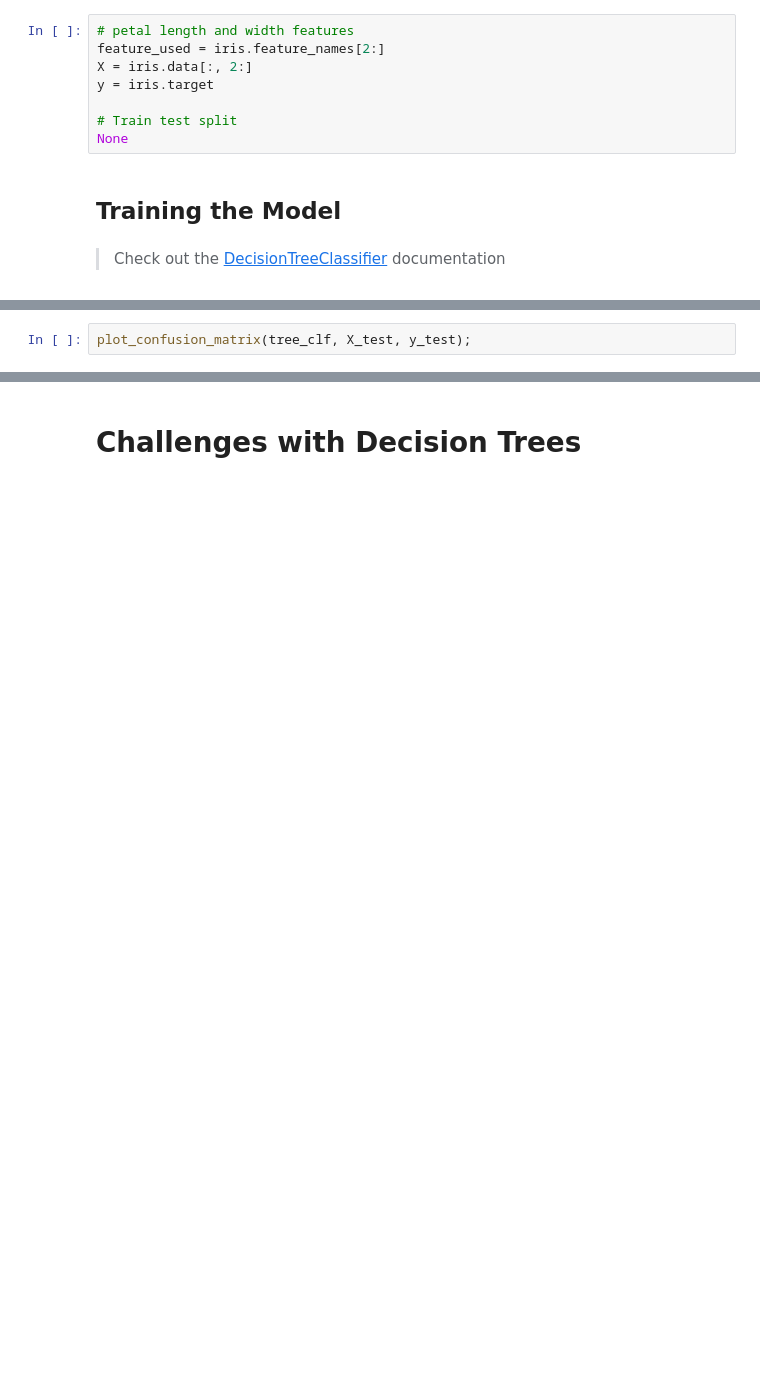
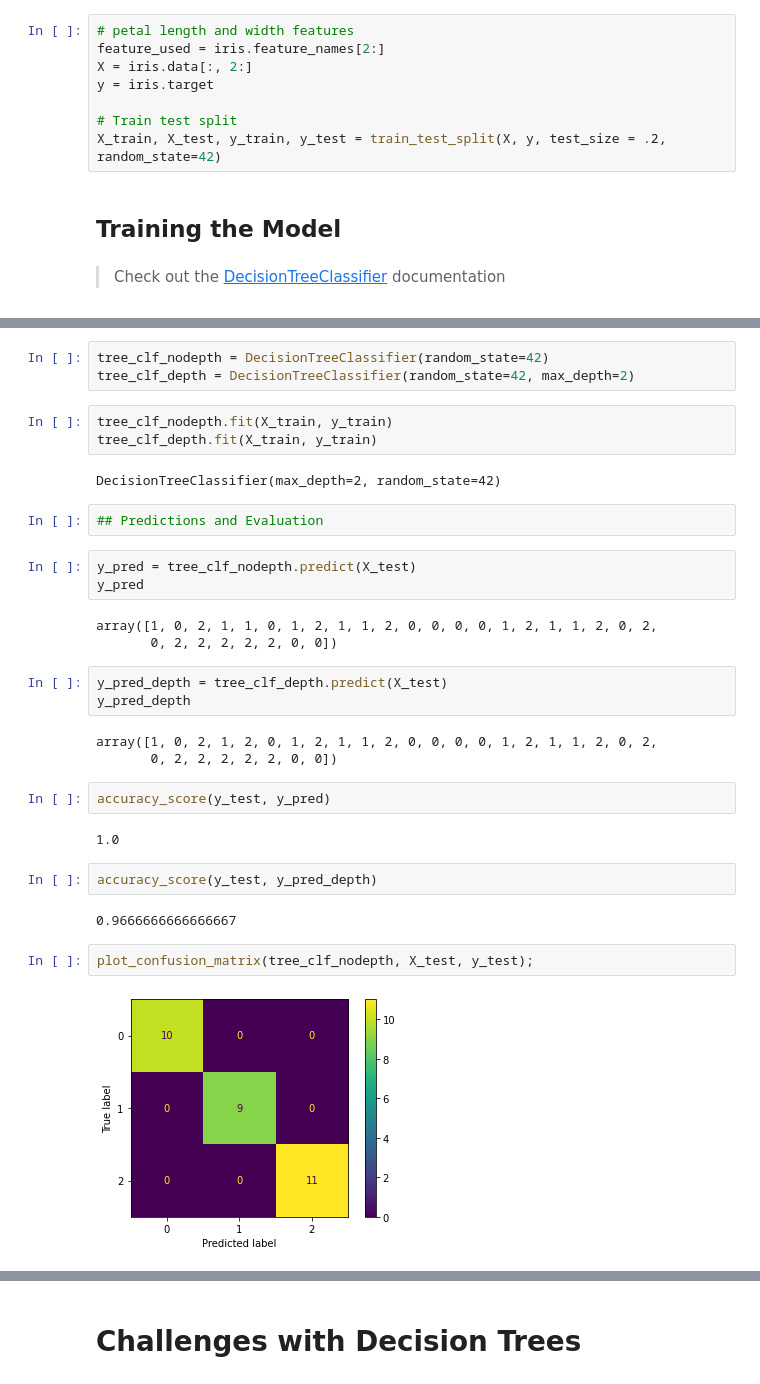
Before and after one commit to rbdaly16/NATL-DS-Live-062623, a Jupyter notebook: Phase3/Lectures/15_Decision_Tree_Modeling.ipynb, the cells around one changed output, grey strips where cells are left out. Saved outputs shown, nothing was run; the diff lists cells and outputs as text; blank space fills up the shorter version.

```diff
--- a/Phase3/Lectures/15_Decision_Tree_Modeling.ipynb
+++ b/Phase3/Lectures/15_Decision_Tree_Modeling.ipynb
@@ -155,7 +158,7 @@ X = iris.data[:, 2:]
 y = iris.target
 
 # Train test split
-None
+X_train, X_test, y_train, y_test = train_test_split(X, y, test_size = .2, random_state=42)
 # %% [markdown]
 ## Training the Model
 # %% [markdown]
@@ -171,2 +166,34 @@ None
+# %%
+tree_clf_nodepth = DecisionTreeClassifier(random_state=42)
+tree_clf_depth = DecisionTreeClassifier(random_state=42, max_depth=2)
+# %%
+tree_clf_nodepth.fit(X_train, y_train)
+tree_clf_depth.fit(X_train, y_train)
+# %% [output]
+DecisionTreeClassifier(max_depth=2, random_state=42)
+# %%
+## Predictions and Evaluation
+# %%
+y_pred = tree_clf_nodepth.predict(X_test)
+y_pred
+# %% [output]
+array([1, 0, 2, 1, 1, 0, 1, 2, 1, 1, 2, 0, 0, 0, 0, 1, 2, 1, 1, 2, 0, 2,
+       0, 2, 2, 2, 2, 2, 0, 0])
+# %%
+y_pred_depth = tree_clf_depth.predict(X_test)
+y_pred_depth
+# %% [output]
+array([1, 0, 2, 1, 2, 0, 1, 2, 1, 1, 2, 0, 0, 0, 0, 1, 2, 1, 1, 2, 0, 2,
+       0, 2, 2, 2, 2, 2, 0, 0])
+# %%
+accuracy_score(y_test, y_pred)
+# %% [output]
+1.0
+# %%
+accuracy_score(y_test, y_pred_depth)
+# %% [output]
+0.9666666666666667
 # %%
-plot_confusion_matrix(tree_clf, X_test, y_test);
+plot_confusion_matrix(tree_clf_nodepth, X_test, y_test);
+# %% [output]
+[figure, added]
```
Also changed, not shown: parts of 17 cells of this notebook, 2 other files.
